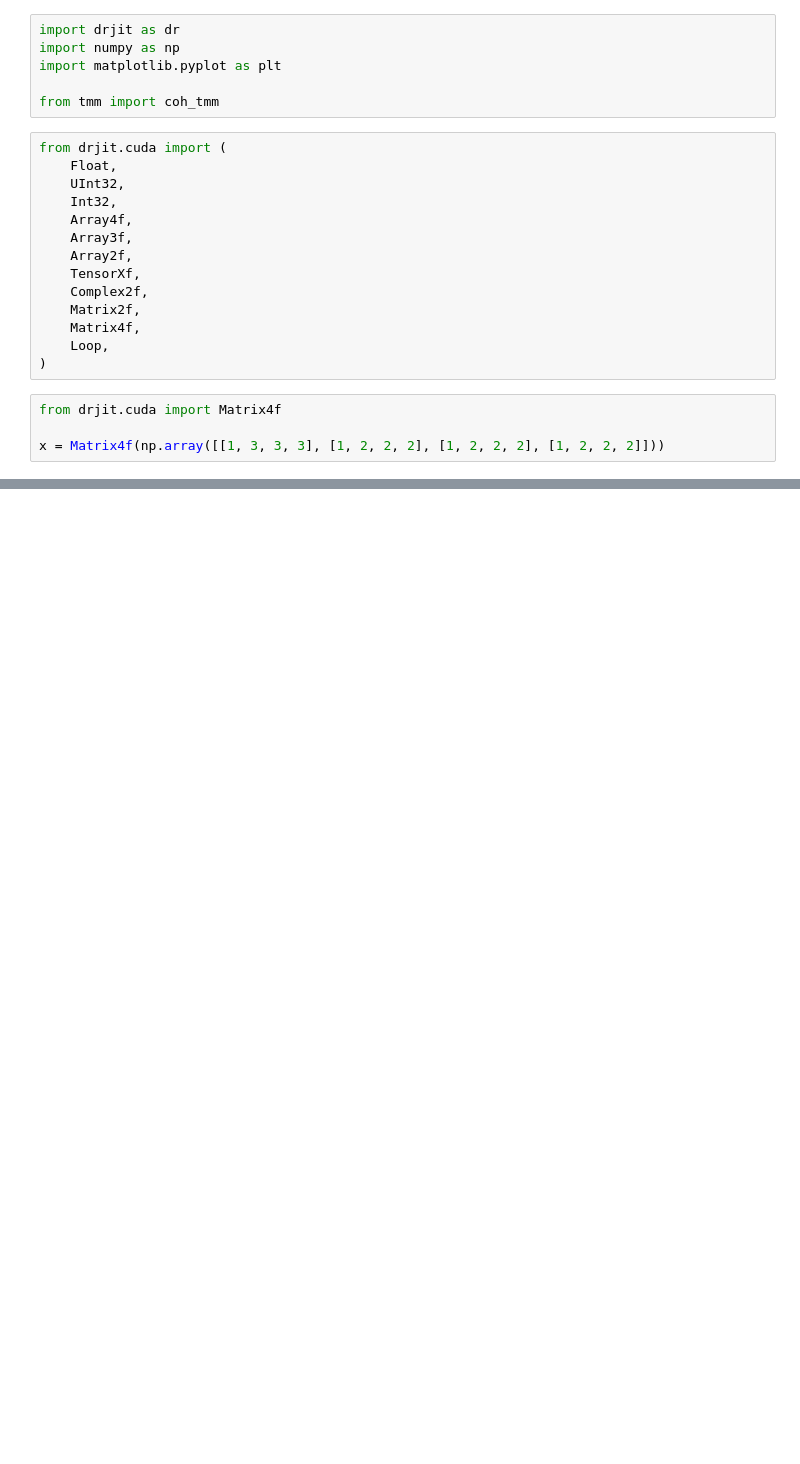
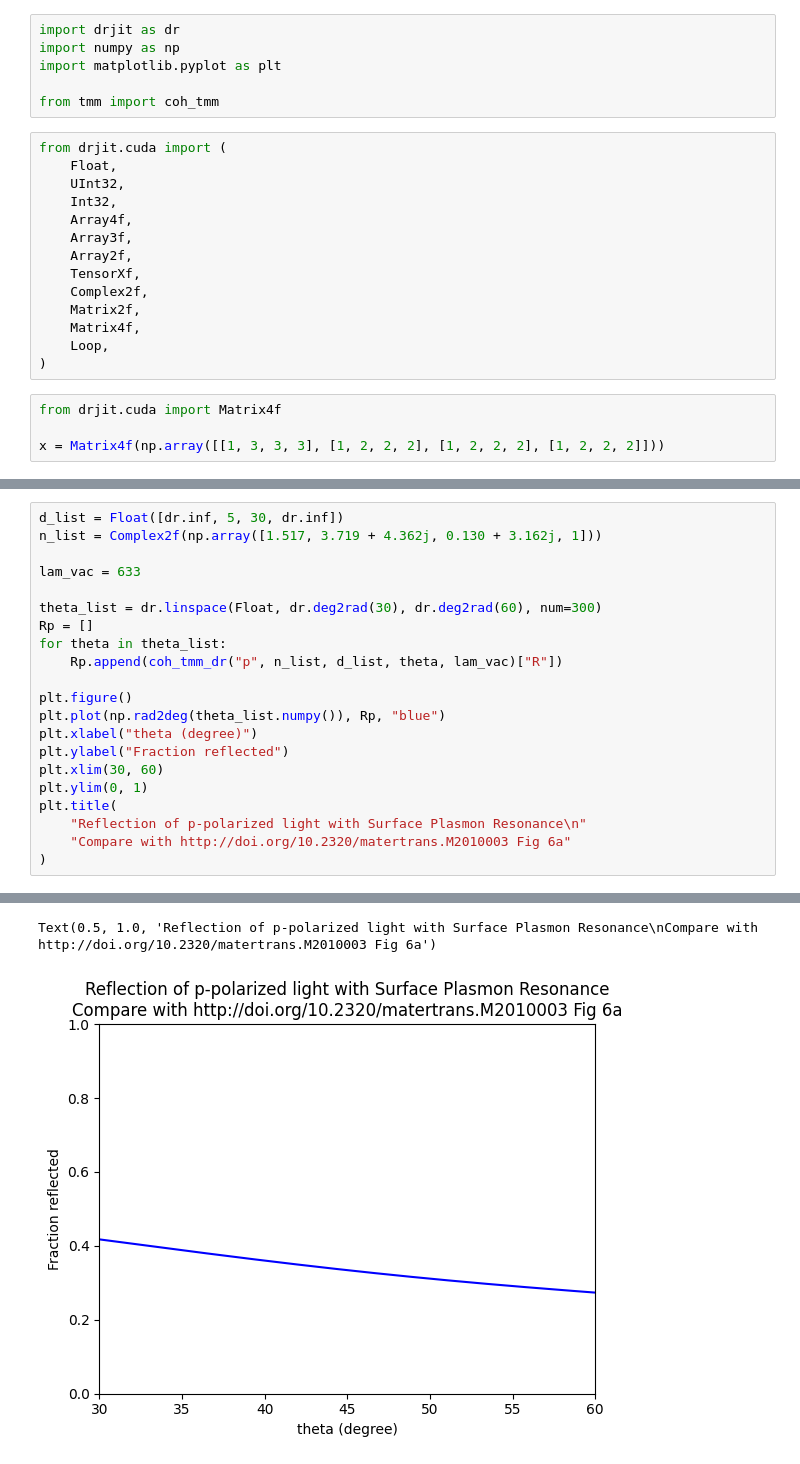
Before and after one commit to wet-dog/calypte_py, a Jupyter notebook: tmm_drjit.ipynb, the cells around one changed output, grey strips where cells are left out. Cells and saved outputs as stored; diff of their text form; blank space fills up the shorter version.

```diff
--- a/tmm_drjit.ipynb
+++ b/tmm_drjit.ipynb
@@ -249,0 +274,22 @@ Rp
+# %%
+d_list = Float([dr.inf, 5, 30, dr.inf])
+n_list = Complex2f(np.array([1.517, 3.719 + 4.362j, 0.130 + 3.162j, 1]))
+
+lam_vac = 633
+
+theta_list = dr.linspace(Float, dr.deg2rad(30), dr.deg2rad(60), num=300)
+Rp = []
+for theta in theta_list:
+    Rp.append(coh_tmm_dr("p", n_list, d_list, theta, lam_vac)["R"])
+
+plt.figure()
+plt.plot(np.rad2deg(theta_list.numpy()), Rp, "blue")
+plt.xlabel("theta (degree)")
+plt.ylabel("Fraction reflected")
+plt.xlim(30, 60)
+plt.ylim(0, 1)
+plt.title(
+    "Reflection of p-polarized light with Surface Plasmon Resonance\n"
+    "Compare with http://doi.org/10.2320/matertrans.M2010003 Fig 6a"
+)
+# %% [output]
@@ -249,0 +313,2 @@ Rp
+Text(0.5, 1.0, 'Reflection of p-polarized light with Surface Plasmon Resonance\nCompare with http://doi.org/10.2320/matertrans.M2010003 Fig 6a')
+[figure, added]
```
Also changed, not shown: parts of 9 cells of this notebook.
